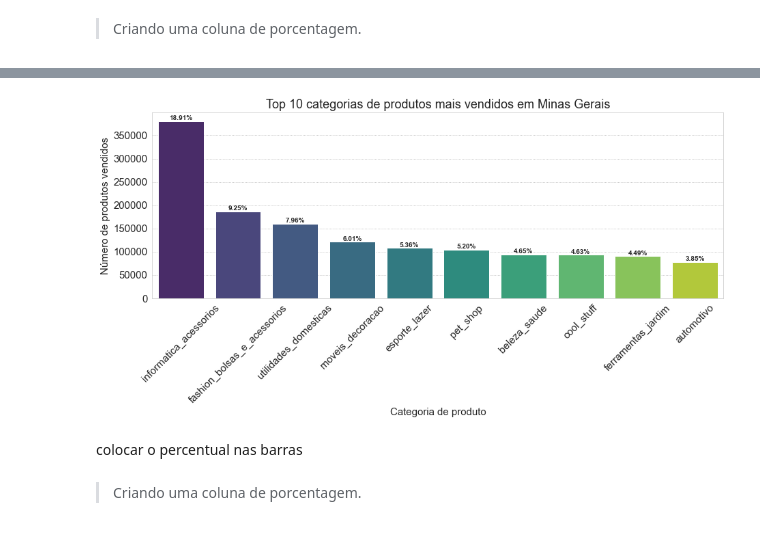
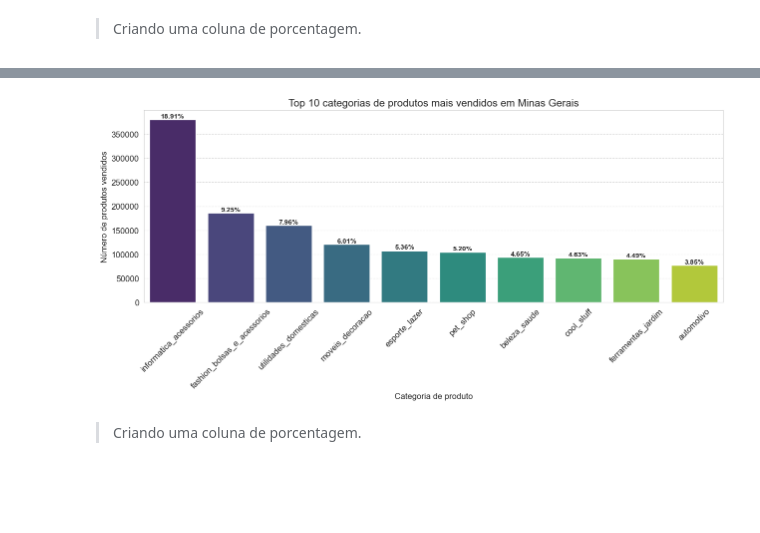
Before and after one commit to deborabmfreitas/projeto-sql, a Jupyter notebook: projeto-sql.ipynb, the cells around one changed output, grey strips where cells are left out. Drawn from its saved outputs; the diff is of its cells as text; code cells hidden in the pictures; blank space fills up the shorter version.

```diff
--- a/projeto-sql.ipynb
+++ b/projeto-sql.ipynb
@@ -398,7 +473,8 @@ geolocation_city
 | 26 | 12 | RR |
 # %%
 plt.figure(figsize=(16, 10))
-plt.rcParams.update({'font.size': 15})
+plt.title('Quantidade de cidades por estado', fontsize=15)
+plt.rcParams.update({'font.size': 12})
 
 sns.barplot(x='estados_registrados', y='cidades_registradas',data=geolocation_city, palette='viridis')
 plt.show()
@@ -473,5 +534,0 @@ order_states['num_pedidos'] = np.log1p(order_states['num_pedidos'])
-# %%
-plt.figure(figsize=(16, 10))
-plt.rcParams.update({'font.size': 15})
-sns.barplot(x='estados', y='num_pedidos', data=order_states, palette='viridis')
-plt.show()
@@ -516,10 +580,11 @@ order_cities_mg.head(10)
 top10mg = order_cities_mg.loc[:9].sort_values('num_pedidos', ascending=True)
 # %%
 plt.figure(figsize=(16, 8))
-plt.rcParams.update({'font.size': 15})
+plt.grid(ls=":")
+plt.rcParams.update({'font.size': 12})
 plt.barh(top10mg['cidades'], top10mg['num_pedidos'], color='turquoise')
 plt.xlabel('Número de pedidos')
 plt.ylabel('Cidade')
-plt.title('Top 10 cidades com mais pedidos em MG')
+plt.title('Top 10 cidades com mais pedidos em MG', fontsize=15)
 plt.show()
 # %% [output]
@@ -559,10 +624,11 @@ order_cities_sp.head(10)
 top10sp = order_cities_sp.loc[:9].sort_values('num_pedidos', ascending=True)
 # %%
 plt.figure(figsize=(16, 8))
-plt.rcParams.update({'font.size': 15})
+plt.grid(ls=":")
+plt.rcParams.update({'font.size': 12})
 plt.barh(top10sp['cidades'], top10sp['num_pedidos'], color='darkblue')
 plt.xlabel('Número de pedidos')
 plt.ylabel('Cidade')
-plt.title('Top 10 cidades com mais pedidos em SP')
+plt.title('Top 10 cidades com mais pedidos em SP', fontsize=15)
 plt.show()
 # %% [output]
@@ -622,29 +660,27 @@ product_state_mg
 # %%
 plt.figure(figsize=(15,5))
-plt.rcParams.update({'font.size': 15})
+plt.rcParams.update({'font.size': 12})
 ax = sns.barplot(x='product_category_name', y='qtd_produtos', data=product_state_mg.loc[:9], palette='viridis')
-plt.title('Top 10 categorias de produtos mais vendidos em Minas Gerais')
+plt.title('Top 10 categorias de produtos mais vendidos em Minas Gerais', fontsize=15)
 plt.xlabel('Categoria de produto')
 plt.ylabel('Número de produtos vendidos')
 plt.xticks(rotation=45)
 
 total_products = product_state_mg["qtd_produtos"].sum()
 for i, container in enumerate(ax.containers):
     for j, bar in enumerate(container):
         height = bar.get_height()
         ax.text(bar.get_x() + bar.get_width()/2,
                 height+1,
                 f"{height/total_products*100:.2f}%",
                 ha='center',
                 va='bottom',
                 fontsize=10,
                 fontweight='bold')
 
 plt.show()
 # %% [output]
-[figure, old version]
+[figure, new version]
-# %% [markdown]
-colocar o percentual nas barras
 # %%
 query = """
         SELECT p.product_category_name, COUNT(p.product_category_name) AS qtd_produtos
```
Also changed, not shown: parts of 126 cells of this notebook, 24 other files.
